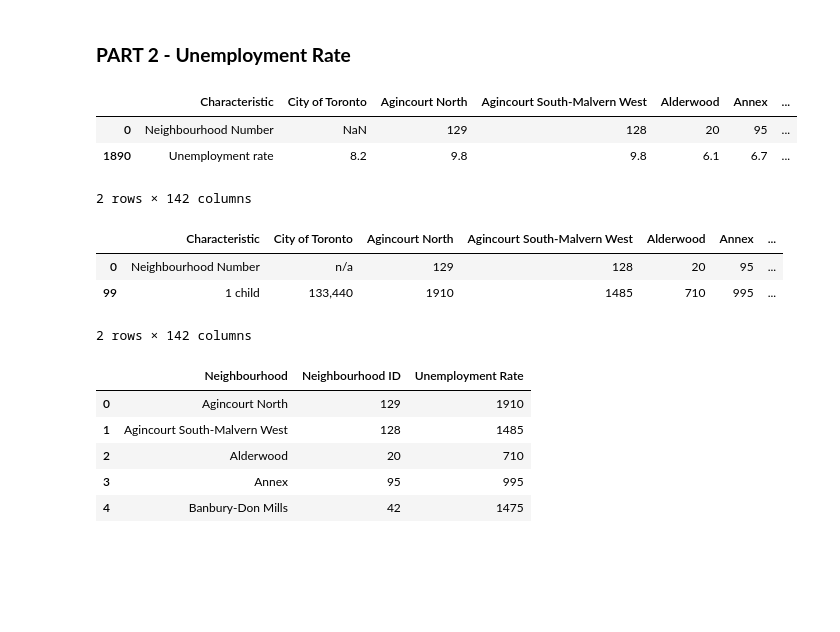
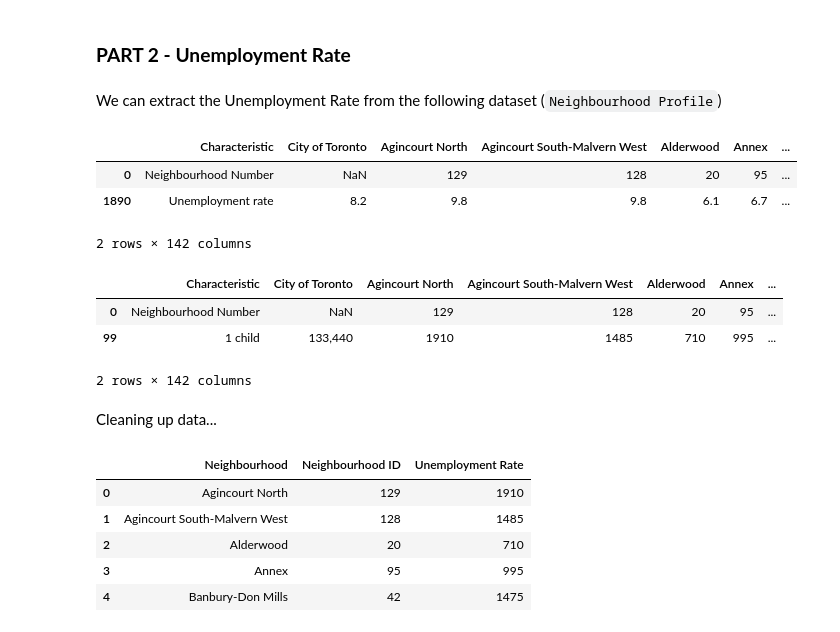
Before and after one commit to rnlclngpilar/SOFE3720-FinalProject, a Jupyter notebook: Final_Project_Clustering_Neighbourhoods.ipynb, the cells around one changed output. Cells and saved outputs as stored; diff of their text form; code cells hidden in the pictures; blank space fills up the shorter version.

Commit message:
updated way to get Neighbourhood profile

```diff
--- a/Final_Project_Clustering_Neighbourhoods.ipynb
+++ b/Final_Project_Clustering_Neighbourhoods.ipynb
@@ -220,22 +221,0 @@ The following dataset shows detailed information about each neighbourhood in Tor
-# %%
-# Get the dataset metadata by passing package_id to the package_search endpoint
-# For example, to retrieve the metadata for this dataset:
-url = "https://ckan0.cf.opendata.inter.prod-toronto.ca/api/3/action/package_show"
-params = { "id": "6e19a90f-971c-46b3-852c-0c48c436d1fc"}
-package = requests.get(url, params = params).json()
-# print(package["result"])
-
-# Get the data by passing the resource_id to the datastore_search endpoint
-# For example, to retrieve the data content for the first resource in the datastore:
-for idx, resource in enumerate(package["result"]["resources"]):
-    if resource["datastore_active"]:
-        url = "https://ckan0.cf.opendata.inter.prod-toronto.ca/api/3/action/datastore_search"
-        p = { "id": resource["id"] }
-        data = requests.get(url, params = p).json()
-        df = pd.DataFrame(data["result"]["records"])
-        break
-
-# df = df.transpose()
-# df = df.drop(labels=["_id", "Topic", "Category", "Data Source"], axis=0)
-# df.head()
-df.shape
@@ -243,0 +226,4 @@ df.shape
+# %%
+# Obtain the row number for "Unemployment" to allow us extract it from the dataframe
+neighbourhood_profile = pd.read_csv('Neighbourhood_Profile')
+neighbourhood_profile.head()
@@ -277,8 +281,7 @@ crime_data.head() # print the first 5 rows in df
 # %% [markdown]
 ### **PART  2 - Unemployment Rate**
-# %%
-# Obtain the row number for "Unemployment" to allow us extract it from the dataframe
-neighbourhood_profile = pd.read_csv('Neighbourhood_Profiles - 2016.csv')
+# %% [markdown]
+We can extract the Unemployment Rate from the following dataset (`Neighbourhood Profile`)
 # %%
 # Slice demographics dataframe to obtain "Unemployment" per Neighbourhood
 neighbourhood_profile.index[neighbourhood_profile['Characteristic'] == 'Unemployment rate'].tolist()
@@ -291,14 +294,16 @@ slice_neighbourhood_profile.head()
 2 rows × 142 columns
 # %%
 # Slice demographics dataframe to obtain "Unemployment" per Neighbourhood
-df.index[df['Characteristic'] == 'Unemployment rate'].tolist()
-slice_neighbourhood_profile=df.iloc[lambda df: [0,99], 4:]
+neighbourhood_profile.index[neighbourhood_profile['Characteristic'] == 'Unemployment rate'].tolist()
+slice_neighbourhood_profile=neighbourhood_profile.iloc[lambda df: [0,99], 4:]
 slice_neighbourhood_profile.head()
 # %% [output]
 |  | Characteristic | City of Toronto | Agincourt North | Agincourt South-Malvern West | Alderwood | Annex | ... |
-| 0 | Neighbourhood Number | n/a | 129 | 128 | 20 | 95 | ... |
+| 0 | Neighbourhood Number | NaN | 129 | 128 | 20 | 95 | ... |
 | 99 | 1 child | 133,440 | 1910 | 1485 | 710 | 995 | ... |
 2 rows × 142 columns
+# %% [markdown]
+Cleaning up data...
 # %%
 # Drop irrelevant columns
 slice_neighbourhood_profile.drop(labels='City of Toronto',axis=1, inplace=True)
```
Also changed, not shown: parts of 22 cells of this notebook, 1 other file.
